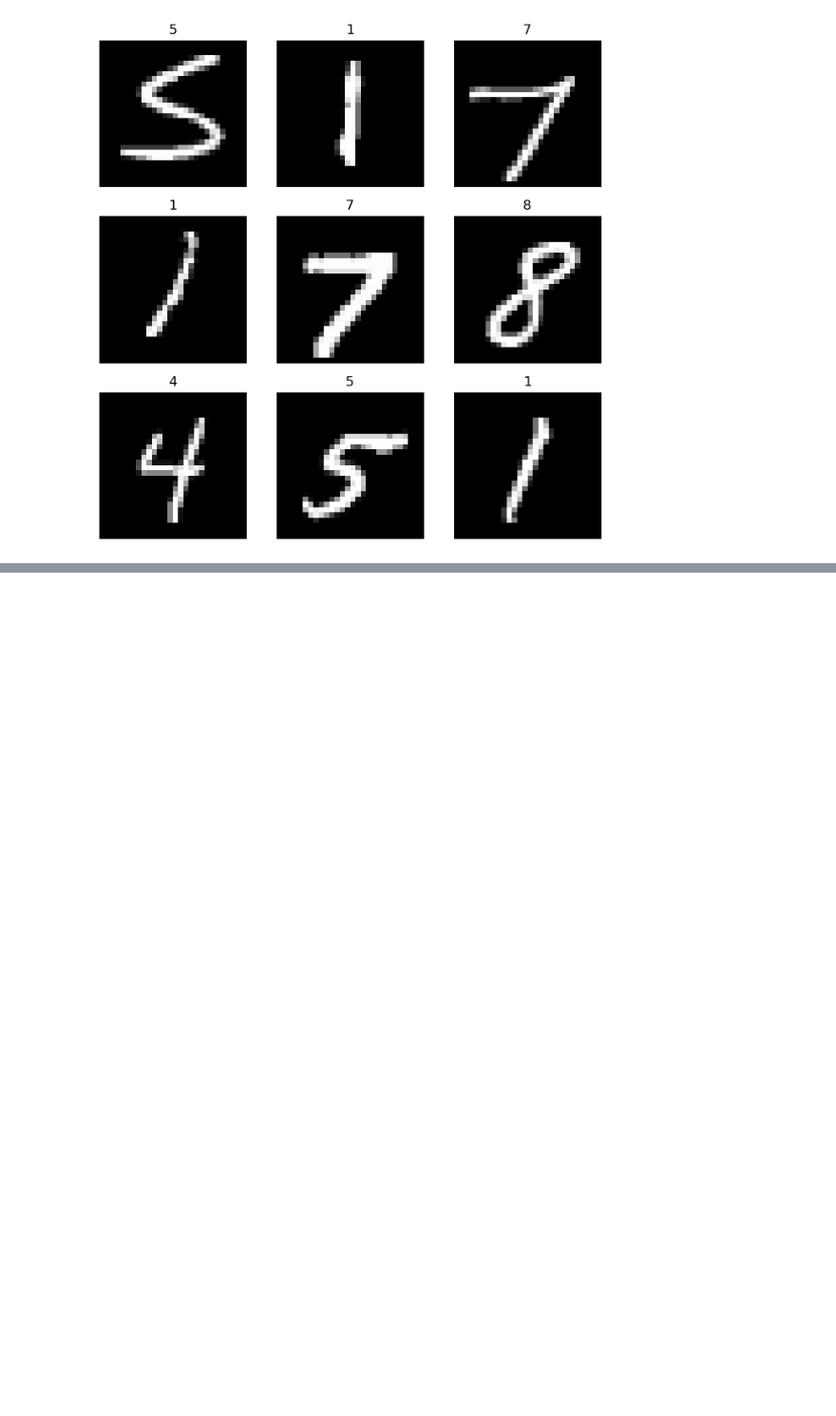
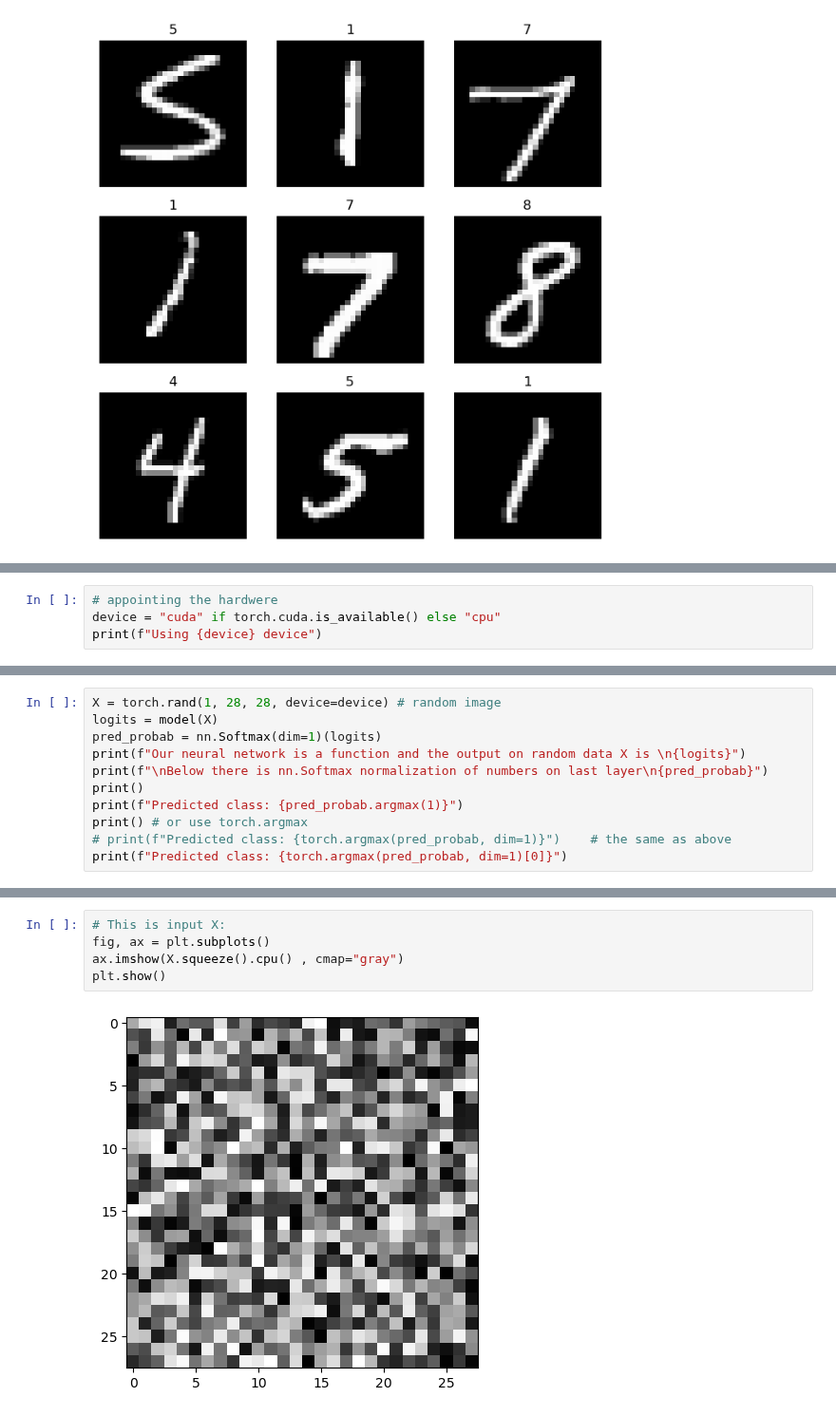
Before and after one commit to Polatucha16/collective_dynamics_lab, a Jupyter notebook: 08 torch.ipynb, the cells around one changed output, grey strips where cells are left out. Shown at 95% size. Cells and saved outputs as stored; diff of their text form; blank space fills up the shorter version.

Commit message:
first traning
to('cuda') hotfixes, needs cleanup

```diff
--- a/08 torch.ipynb
+++ b/08 torch.ipynb
@@ -148,0 +202,4 @@ plt.show()
+# %%
+# appointing the hardwere
+device = "cuda" if torch.cuda.is_available() else "cpu"
+print(f"Using {device} device")
@@ -148,0 +254,11 @@ plt.show()
+# %%
+X = torch.rand(1, 28, 28, device=device) # random image
+logits = model(X)
+pred_probab = nn.Softmax(dim=1)(logits)
+print(f"Our neural network is a function and the output on random data X is \n{logits}")
+print(f"\nBelow there is nn.Softmax normalization of numbers on last layer\n{pred_probab}")
+print()
+print(f"Predicted class: {pred_probab.argmax(1)}")
+print() # or use torch.argmax
+# print(f"Predicted class: {torch.argmax(pred_probab, dim=1)}")    # the same as above
+print(f"Predicted class: {torch.argmax(pred_probab, dim=1)[0]}")
@@ -148,0 +277,7 @@ plt.show()
+# %%
+# This is input X:
+fig, ax = plt.subplots()
+ax.imshow(X.squeeze().cpu() , cmap="gray")
+plt.show()
+# %% [output]
+[figure, added]
```
Also changed, not shown: parts of 30 cells of this notebook.
